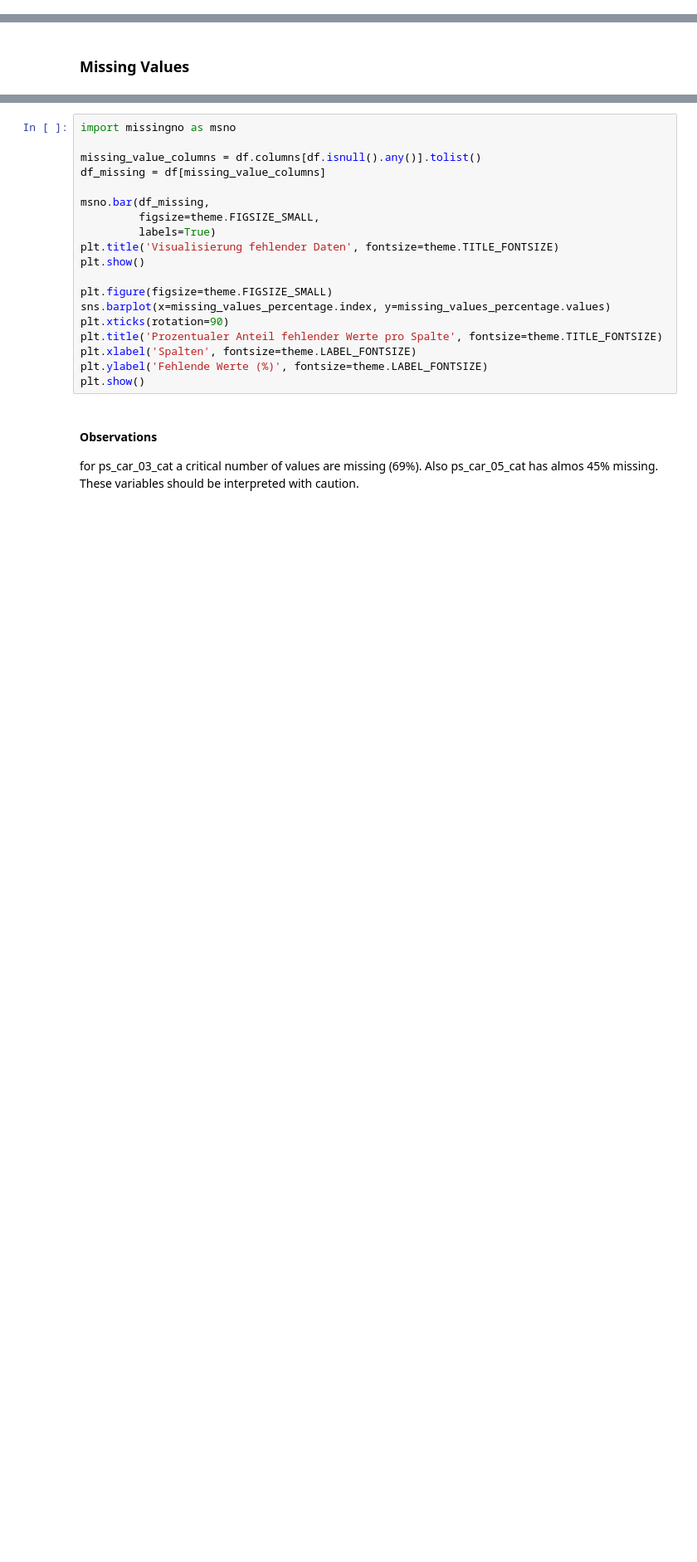
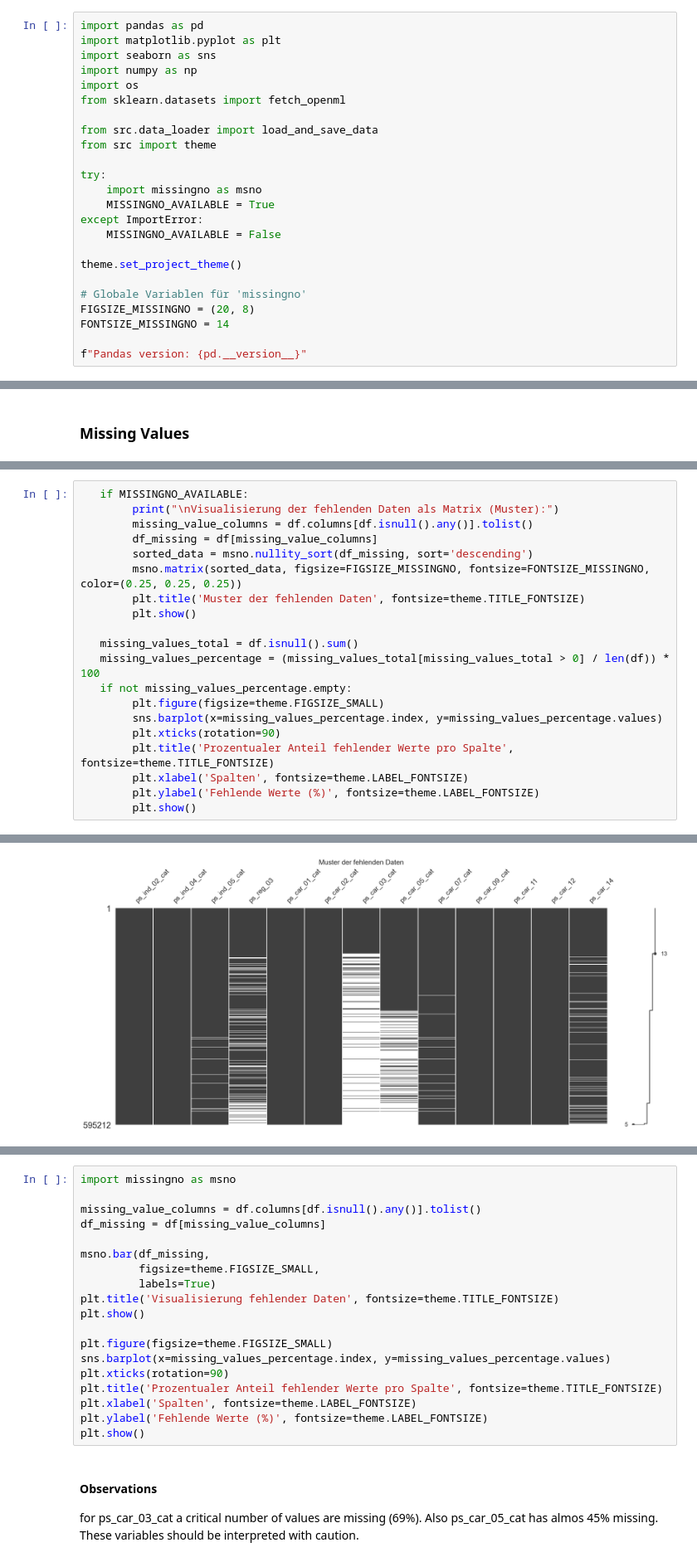
Before and after one commit to knirpsgraph/ada_portoSeguro, a Jupyter notebook: notebooks/01_EDA_integrated.ipynb, the cells around one changed output, grey strips where cells are left out. Shown: that part at 83% size. Drawn from its saved outputs; the diff is of its cells as text; blank space fills up the shorter version.

```diff
--- a/notebooks/01_EDA_integrated.ipynb
+++ b/notebooks/01_EDA_integrated.ipynb
@@ -31,0 +3,24 @@ f"Pandas version: {pd.__version__}"
+# %%
+import pandas as pd
+import matplotlib.pyplot as plt
+import seaborn as sns
+import numpy as np
+import os
+from sklearn.datasets import fetch_openml
+
+from src.data_loader import load_and_save_data
+from src import theme
+
+try:
+    import missingno as msno
+    MISSINGNO_AVAILABLE = True
+except ImportError:
+    MISSINGNO_AVAILABLE = False
+
+theme.set_project_theme()
+
+# Globale Variablen für 'missingno'
+FIGSIZE_MISSINGNO = (20, 8)
+FONTSIZE_MISSINGNO = 14
+
+f"Pandas version: {pd.__version__}"
@@ -126,0 +97,21 @@ if not missing_df.empty:
+# %%
+   if MISSINGNO_AVAILABLE:
+        print("\nVisualisierung der fehlenden Daten als Matrix (Muster):")
+        missing_value_columns = df.columns[df.isnull().any()].tolist()
+        df_missing = df[missing_value_columns]
+        sorted_data = msno.nullity_sort(df_missing, sort='descending')
+        msno.matrix(sorted_data, figsize=FIGSIZE_MISSINGNO, fontsize=FONTSIZE_MISSINGNO, color=(0.25, 0.25, 0.25))
+        plt.title('Muster der fehlenden Daten', fontsize=theme.TITLE_FONTSIZE)
+        plt.show()
+
+   missing_values_total = df.isnull().sum()
+   missing_values_percentage = (missing_values_total[missing_values_total > 0] / len(df)) * 100
+   if not missing_values_percentage.empty:
+        plt.figure(figsize=theme.FIGSIZE_SMALL)
+        sns.barplot(x=missing_values_percentage.index, y=missing_values_percentage.values)
+        plt.xticks(rotation=90)
+        plt.title('Prozentualer Anteil fehlender Werte pro Spalte', fontsize=theme.TITLE_FONTSIZE)
+        plt.xlabel('Spalten', fontsize=theme.LABEL_FONTSIZE)
+        plt.ylabel('Fehlende Werte (%)', fontsize=theme.LABEL_FONTSIZE)
+        plt.show()
+# %% [output]
@@ -126,0 +119 @@ if not missing_df.empty:
+[figure, added]
```
Also changed, not shown: parts of 11 cells of this notebook.
